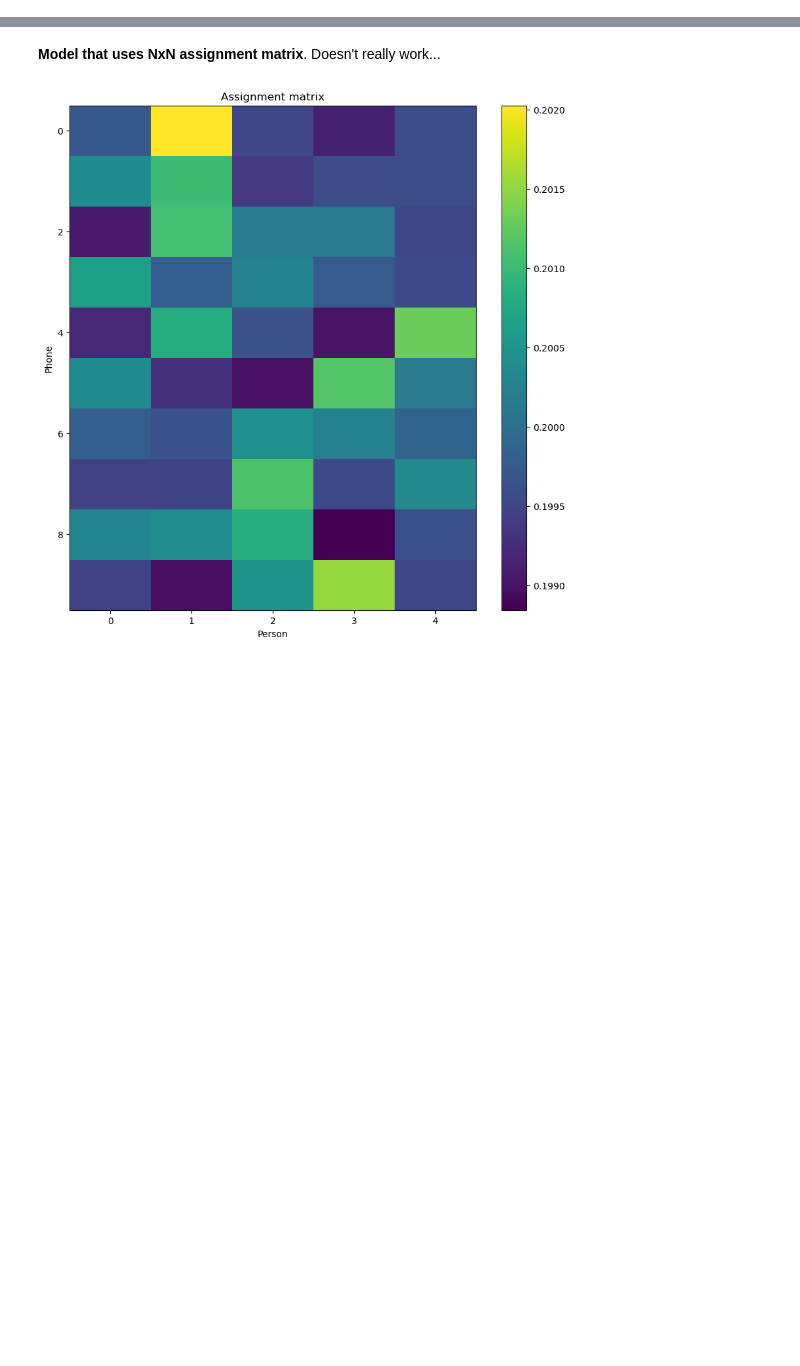
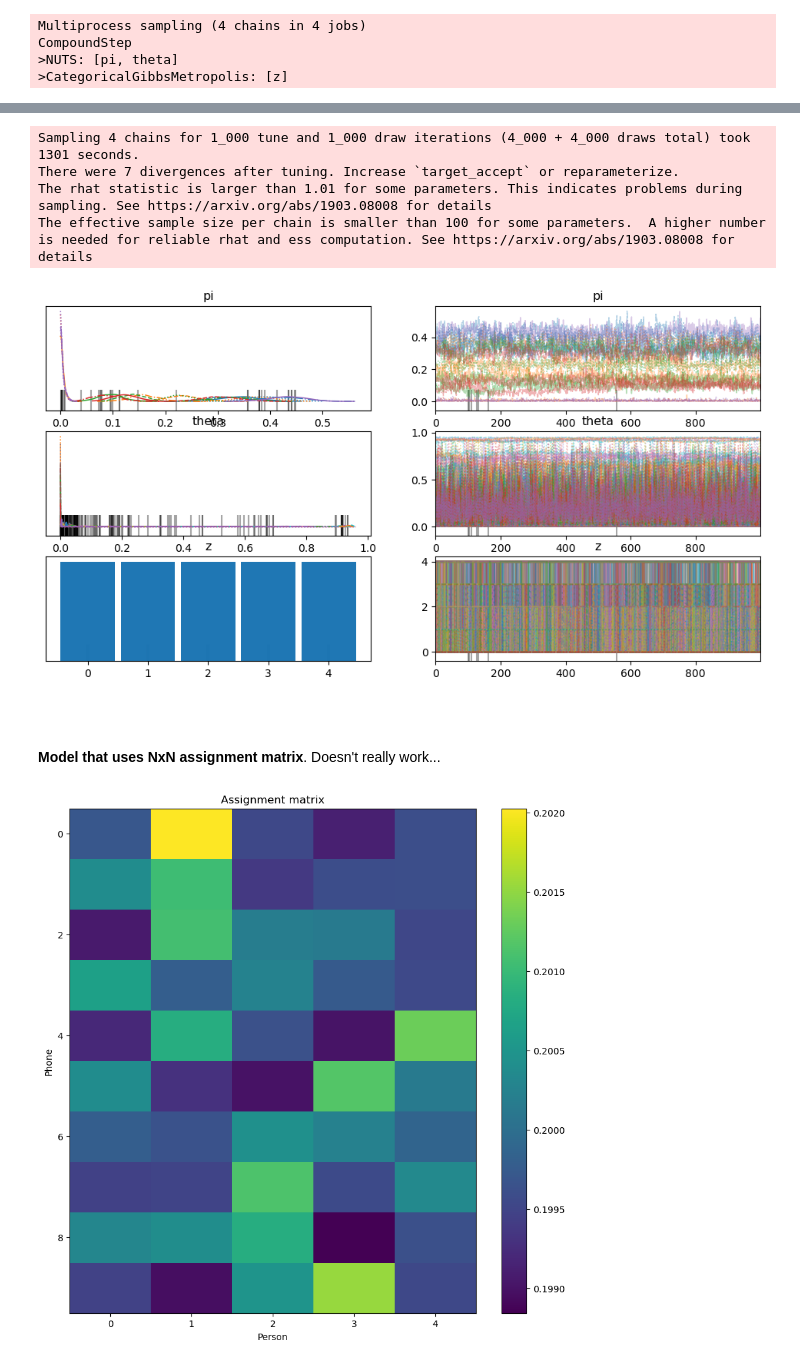
Before and after one commit to ulfaslak/bayesian-stats-modeling-workshop, a Jupyter notebook: phone-matching-example.ipynb, the cells around one changed output, grey strips where cells are left out. Cells and saved outputs as stored; diff of their text form; code cells hidden in the pictures; blank space fills up the shorter version.

```diff
--- a/phone-matching-example.ipynb
+++ b/phone-matching-example.ipynb
@@ -135,0 +137,26 @@ Text(0.5, 1.0, 'Big graph')
+# %%
+adj_matrix = nx.to_numpy_array(G)
+N = adj_matrix.shape[0]
+
+# Model
+with pm.Model() as sbm_model:
+    # Priors
+    pi = pm.Dirichlet("pi", a=np.ones(K), shape=K)  # community proportions
+    theta = pm.Dirichlet("theta", a=np.ones((K, K)), shape=(K, K))  # connection probabilities
+
+    # Latent community assignments
+    z = pm.Categorical("z", p=pi, shape=N)
+
+    # Likelihood
+    adjacency = pm.Bernoulli("adjacency", p=theta[z[:, None], z[None, :]], observed=adj_matrix)
+
+    # Inference
+    trace = pm.sample(1000, tune=1000, return_inferencedata=True)
+
+# Plot the results
+az.plot_trace(trace);
+# %% [output]
+Multiprocess sampling (4 chains in 4 jobs)
+CompoundStep
+>NUTS: [pi, theta]
+>CategoricalGibbsMetropolis: [z]
@@ -136,3 +166,10 @@ Text(0.5, 1.0, 'Big graph')
+Sampling 4 chains for 1_000 tune and 1_000 draw iterations (4_000 + 4_000 draws total) took 1301 seconds.
+There were 7 divergences after tuning. Increase `target_accept` or reparameterize.
+The rhat statistic is larger than 1.01 for some parameters. This indicates problems during sampling. See https://arxiv.org/abs/1903.08008 for details
+The effective sample size per chain is smaller than 100 for some parameters.  A higher number is needed for reliable rhat and ess computation. See https://arxiv.org/abs/1903.08008 for details
+[figure, added]
+# %% [markdown]
+##
 # %% [markdown]
 **Model that uses NxN assignment matrix**. Doesn't really work...
 # %%
```
Also changed, not shown: parts of 6 cells of this notebook, 2 other files.
